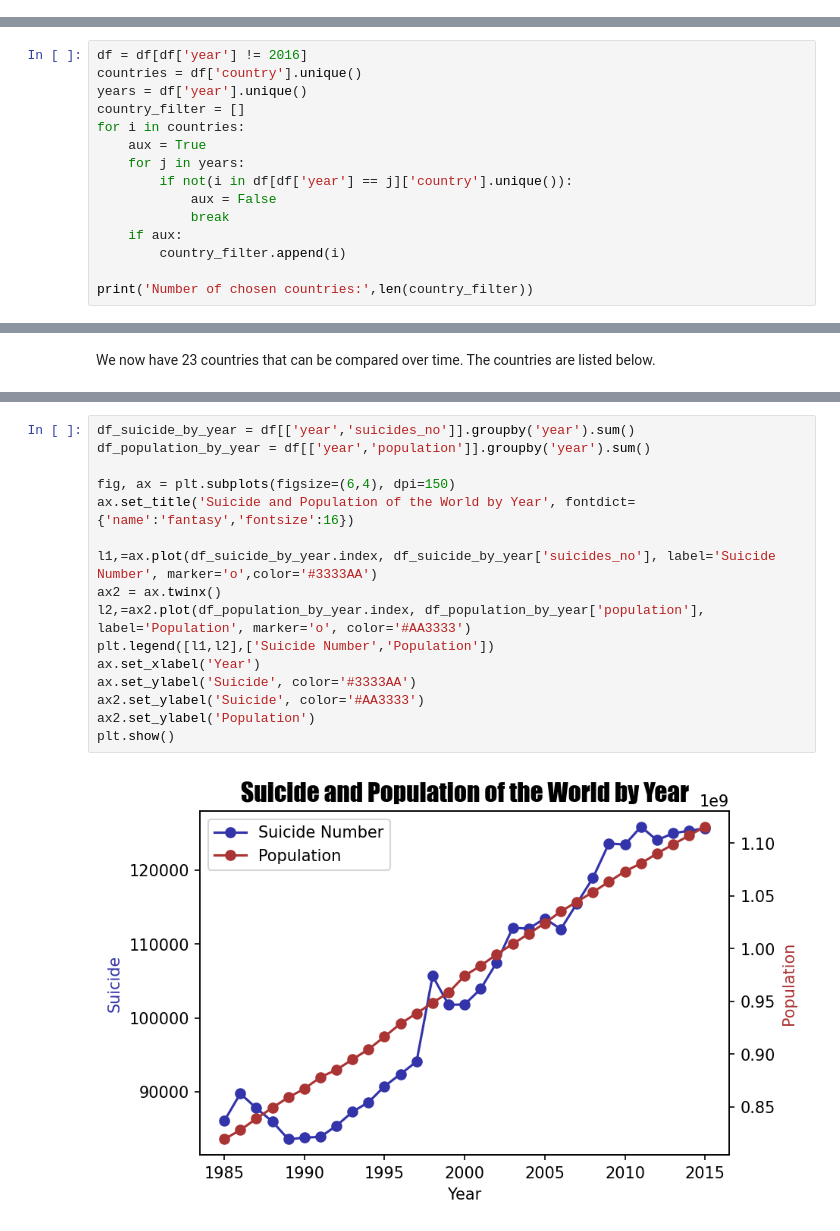
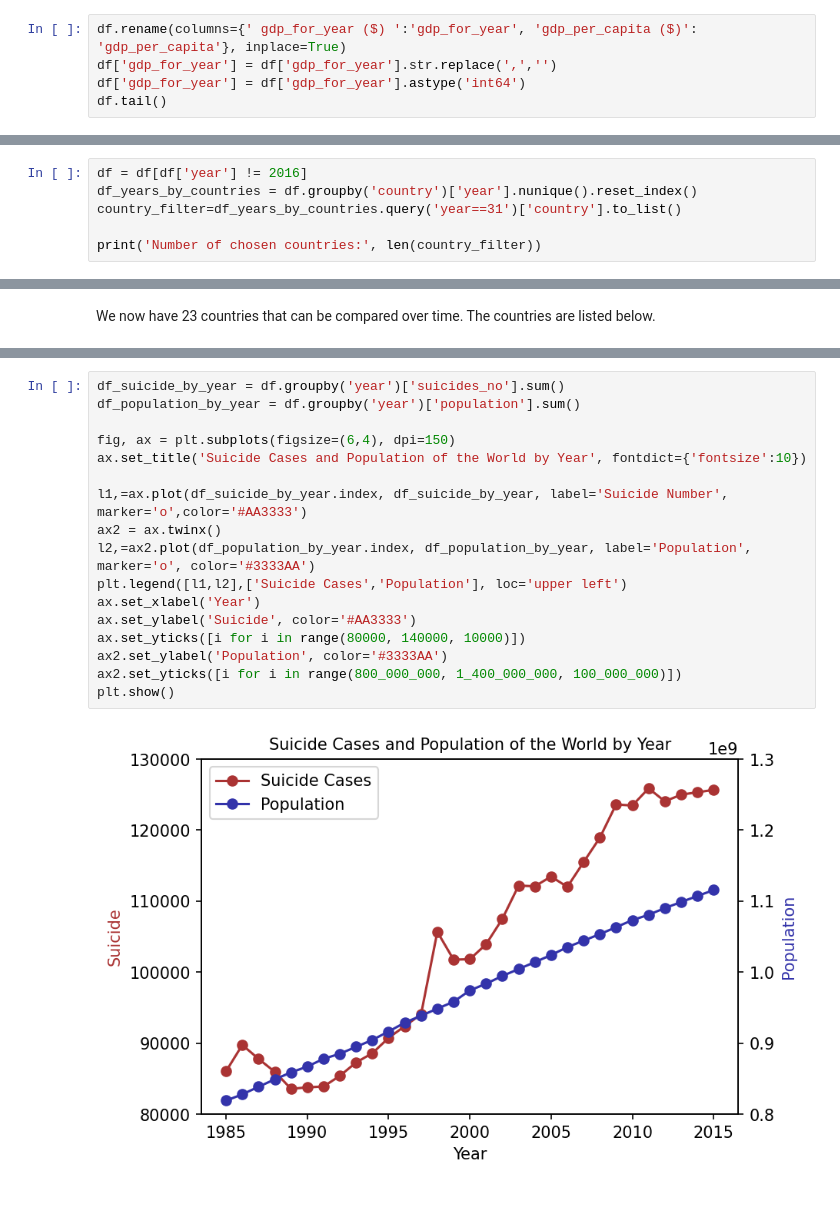
Before and after one commit to mateusmelo821/Suicide-Cases-Analysis, a Jupyter notebook: index.ipynb, the cells around one changed output, grey strips where cells are left out. Drawn from its saved outputs; the diff is of its cells as text; blank space fills up the shorter version.

```diff
--- a/index.ipynb
+++ b/index.ipynb
@@ -73,0 +95,5 @@ df.head()
+# %%
+df.rename(columns={' gdp_for_year ($) ':'gdp_for_year', 'gdp_per_capita ($)': 'gdp_per_capita'}, inplace=True)
+df['gdp_for_year'] = df['gdp_for_year'].str.replace(',','')
+df['gdp_for_year'] = df['gdp_for_year'].astype('int64')
+df.tail()
@@ -109,15 +132,0 @@ Most of the years do not include date for the same countries. To make possible t
-# %%
-df = df[df['year'] != 2016]
-countries = df['country'].unique()
-years = df['year'].unique()
-country_filter = []
-for i in countries:
-    aux = True
-    for j in years:
-        if not(i in df[df['year'] == j]['country'].unique()):
-            aux = False
-            break
-    if aux:
-        country_filter.append(i)
-
-print('Number of chosen countries:',len(country_filter))
@@ -125,0 +133,6 @@ Number of chosen countries: 23
+# %%
+df = df[df['year'] != 2016]
+df_years_by_countries = df.groupby('country')['year'].nunique().reset_index()
+country_filter=df_years_by_countries.query('year==31')['country'].to_list()
+
+print('Number of chosen countries:', len(country_filter))
@@ -152,18 +169,19 @@ United States
 # %%
-df_suicide_by_year = df[['year','suicides_no']].groupby('year').sum()
-df_population_by_year = df[['year','population']].groupby('year').sum()
+df_suicide_by_year = df.groupby('year')['suicides_no'].sum()
+df_population_by_year = df.groupby('year')['population'].sum()
 
 fig, ax = plt.subplots(figsize=(6,4), dpi=150)
-ax.set_title('Suicide and Population of the World by Year', fontdict={'name':'fantasy','fontsize':16})
+ax.set_title('Suicide Cases and Population of the World by Year', fontdict={'fontsize':10})
 
-l1,=ax.plot(df_suicide_by_year.index, df_suicide_by_year['suicides_no'], label='Suicide Number', marker='o',color='#3333AA')
+l1,=ax.plot(df_suicide_by_year.index, df_suicide_by_year, label='Suicide Number', marker='o',color='#AA3333')
 ax2 = ax.twinx()
-l2,=ax2.plot(df_population_by_year.index, df_population_by_year['population'], label='Population', marker='o', color='#AA3333')
-plt.legend([l1,l2],['Suicide Number','Population'])
+l2,=ax2.plot(df_population_by_year.index, df_population_by_year, label='Population', marker='o', color='#3333AA')
+plt.legend([l1,l2],['Suicide Cases','Population'], loc='upper left')
 ax.set_xlabel('Year')
-ax.set_ylabel('Suicide', color='#3333AA')
-ax2.set_ylabel('Suicide', color='#AA3333')
-ax2.set_ylabel('Population')
+ax.set_ylabel('Suicide', color='#AA3333')
+ax.set_yticks([i for i in range(80000, 140000, 10000)])
+ax2.set_ylabel('Population', color='#3333AA')
+ax2.set_yticks([i for i in range(800_000_000, 1_400_000_000, 100_000_000)])
 plt.show()
 # %% [output]
-[figure, old version]
+[figure, new version]
```
Also changed, not shown: parts of 44 cells of this notebook, 2 other files.
